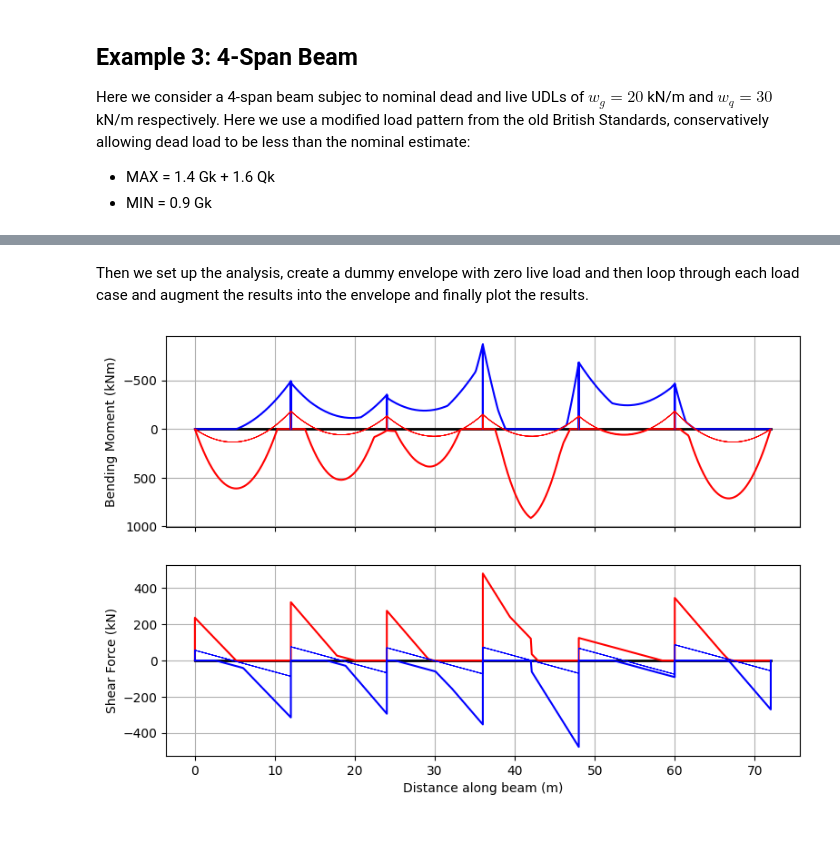
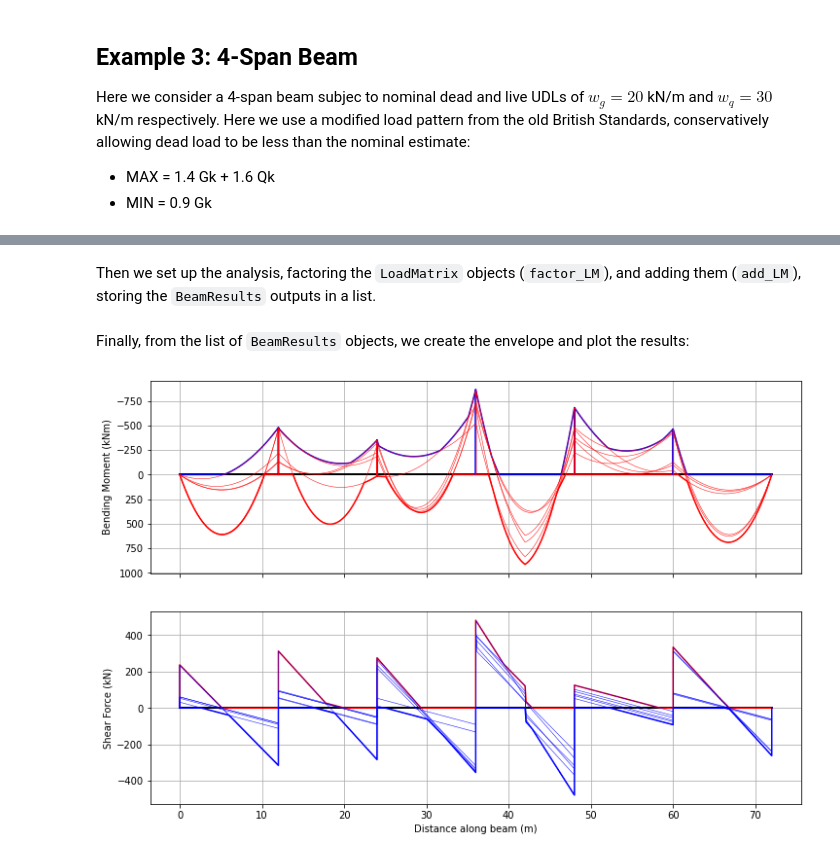
Before and after one commit to ccaprani/pycba, a Jupyter notebook: docs/source/notebooks/envelopes.ipynb, the cells around one changed output, grey strips where cells are left out. Cells and saved outputs as stored; diff of their text form; code cells hidden in the pictures; blank space fills up the shorter version.

```diff
--- a/docs/source/notebooks/envelopes.ipynb
+++ b/docs/source/notebooks/envelopes.ipynb
@@ -199 +254,8 @@ For dead load we will consider a 10kN/m load. As we are simply using the envelop
+# %%
+UDL = []
+KEL = []
+for ll in loaded_lengths:
+    udl,kel = cs454(ll)
+    UDL.append(udl)
+    KEL.append(kel)
 # %% [markdown]
@@ -219,24 +286,23 @@ LMq = [LMs1, LMs3, LMh2, LMh4, LMsf2, LMsf4]
+# %%
+γg = 1.2
+γq = 1.35
 # %% [markdown]
-Then we set up the analysis, create a dummy envelope with zero live load and then loop through each load case and augment the results into the envelope and finally plot the results.
+Then we set up the analysis, factoring the `LoadMatrix` objects (`factor_LM`), and adding them (`add_LM`), storing the `BeamResults` outputs in a list.
-# %%
-L = [12, 12, 12, 12, 12, 12]
-R = [-1, 0, -1, 0, -1, 0, -1, 0, -1, 0, -1, 0, -1, 0]
-EI = 210* 1e-6
-beam_analysis = cba.BeamAnalysis(L, EI, R)
-
-lp = cba.LoadPattern(beam_analysis)
-lp.set_dead_loads(LMg,γg_max,γg_min)
-# create dummy envelope for LL
-lp.set_live_loads(LMg,0,0)
-env = lp.analyze()
-
-#Augment live load cases to dummy envelope
-for i in range(len(LMq)):
-        lp.set_live_loads(LMq[i],γq_max,γq_min)
-        envi = lp.analyze()
-        env.augment(envi)
-
-env.plot(each=True, figsize=(9,6))
-plt.show()
-# %% [output]
-[figure, removed]
+# %%
+beam_analysis = cba.BeamAnalysis(L, EI, R)
+gLMg = factor_LM(LMg,γg)
+
+br = []
+for i in range(len(LMq)):
+    gLMqi = factor_LM(LMq[i],γq)
+    LM = cba.add_LM(gLMg,gLMqi)
+    beam_analysis.set_loads(LM)
+    beam_analysis.analyze()
+    br.append(beam_analysis.beam_results)
+# %% [markdown]
+Finally, from the list of `BeamResults` objects, we create the envelope and plot the results:
+# %%
+env = cba.Envelopes(br)
+env.plot(each=True, figsize=(12,8));
+# %% [output]
+[figure, added]
```
Also changed, not shown: parts of 23 cells of this notebook.
